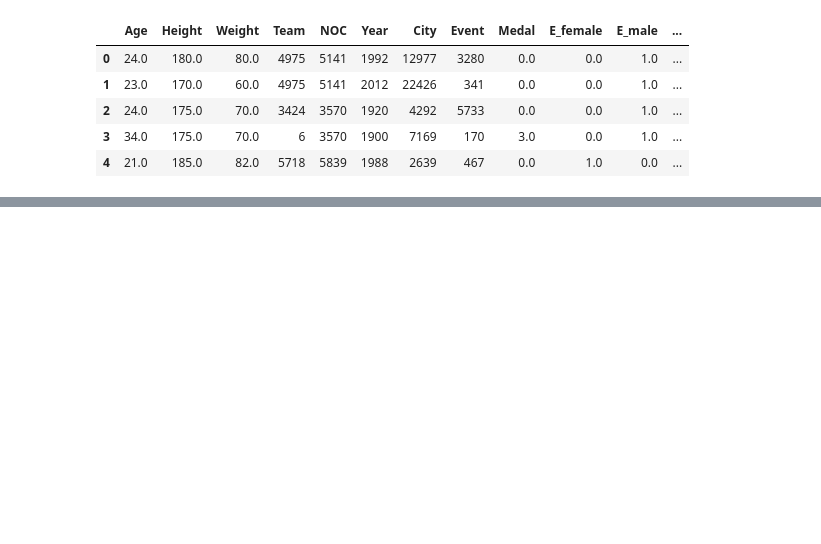
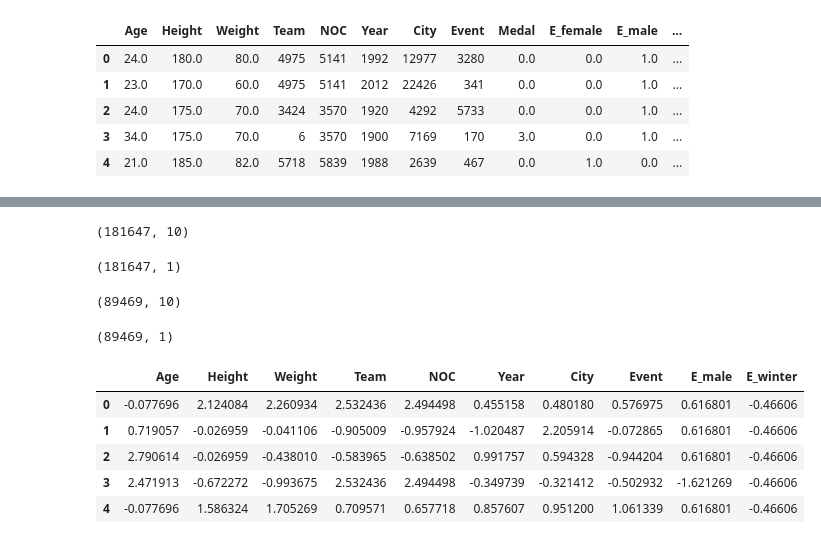
Before and after one commit to shailbpatel/255_group_project, a Jupyter notebook: Python_Code/Code_for_medal_prediction.ipynb, the cells around one changed output, grey strips where cells are left out. Cells and saved outputs as stored; diff of their text form; code cells hidden in the pictures; blank space fills up the shorter version.

Commit message:
Split the data and Random Forest model applied
Split the data into training and testing data and applied Random Forest Classifier. Accuracy has also been calculated.

```diff
--- a/Python_Code/Code_for_medal_prediction.ipynb
+++ b/Python_Code/Code_for_medal_prediction.ipynb
@@ -569,0 +583,19 @@ Y=athlete_merged[['Medal']]
+# %%
+#X_train,X_test,Y_train,Y_Test=train_test_split(X,Y,test_size=0.33,random_state=30)
+X_train, X_test, Y_train, Y_test = train_test_split(X, Y, test_size=0.33, random_state=50)
+# %%
+X_train.shape
+# %% [output]
+(181647, 10)
+# %%
+Y_train.shape
+# %% [output]
+(181647, 1)
+# %%
+X_test.shape
+# %% [output]
+(89469, 10)
+# %%
+Y_test.shape
+# %% [output]
+(89469, 1)
@@ -569,0 +607,17 @@ Y=athlete_merged[['Medal']]
+# %%
+from sklearn.preprocessing import StandardScaler
+sc = StandardScaler()
+X_train= pd.DataFrame(sc.fit_transform(X_train))
+X_test=pd.DataFrame(sc.fit_transform(X_test))
+# %%
+X_train.columns=["Age","Height","Weight","Team","NOC","Year","City","Event","E_male","E_winter"]
+X_test.columns=["Age","Height","Weight","Team","NOC","Year","City","Event","E_male","E_winter"]
+# %%
+X_train.head()
+# %% [output]
+|  | Age | Height | Weight | Team | NOC | Year | City | Event | E_male | E_winter |
+| 0 | -0.077696 | 2.124084 | 2.260934 | 2.532436 | 2.494498 | 0.455158 | 0.480180 | 0.576975 | 0.616801 | -0.46606 |
+| 1 | 0.719057 | -0.026959 | -0.041106 | -0.905009 | -0.957924 | -1.020487 | 2.205914 | -0.072865 | 0.616801 | -0.46606 |
+| 2 | 2.790614 | -0.026959 | -0.438010 | -0.583965 | -0.638502 | 0.991757 | 0.594328 | -0.944204 | 0.616801 | -0.46606 |
+| 3 | 2.471913 | -0.672272 | -0.993675 | 2.532436 | 2.494498 | -0.349739 | -0.321412 | -0.502932 | -1.621269 | -0.46606 |
+| 4 | -0.077696 | 1.586324 | 1.705269 | 0.709571 | 0.657718 | 0.857607 | 0.951200 | 1.061339 | 0.616801 | -0.46606 |
```
Also changed, not shown: parts of 11 cells of this notebook.
